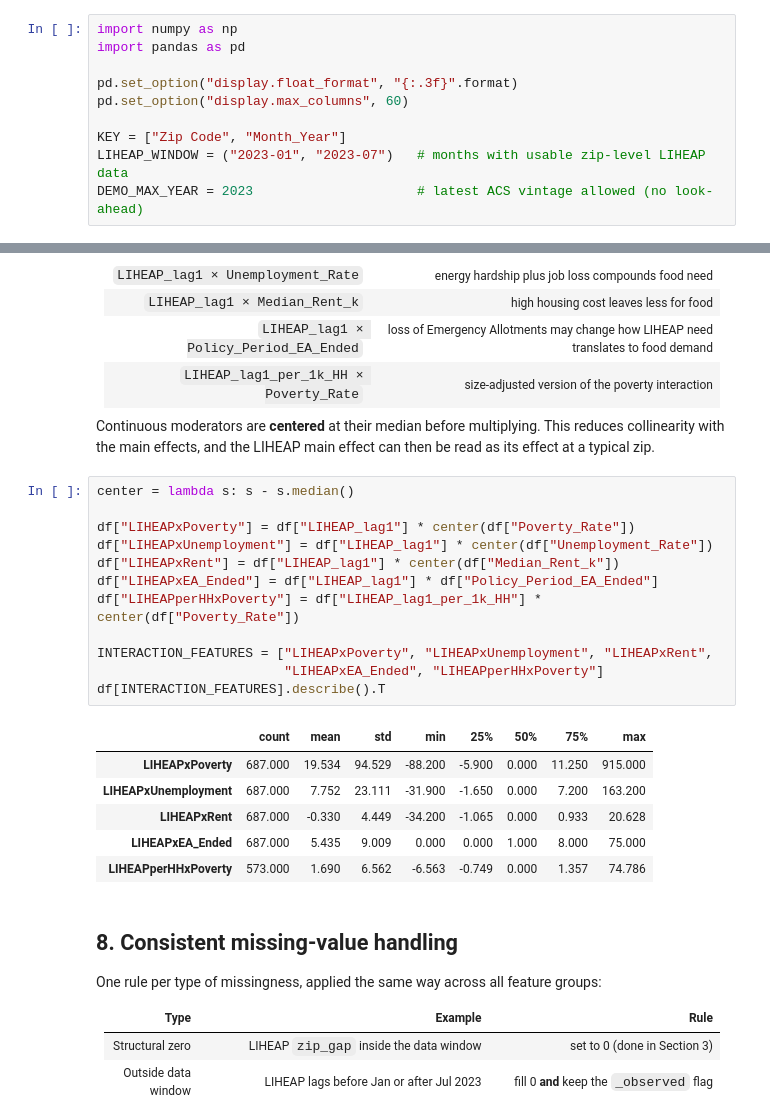
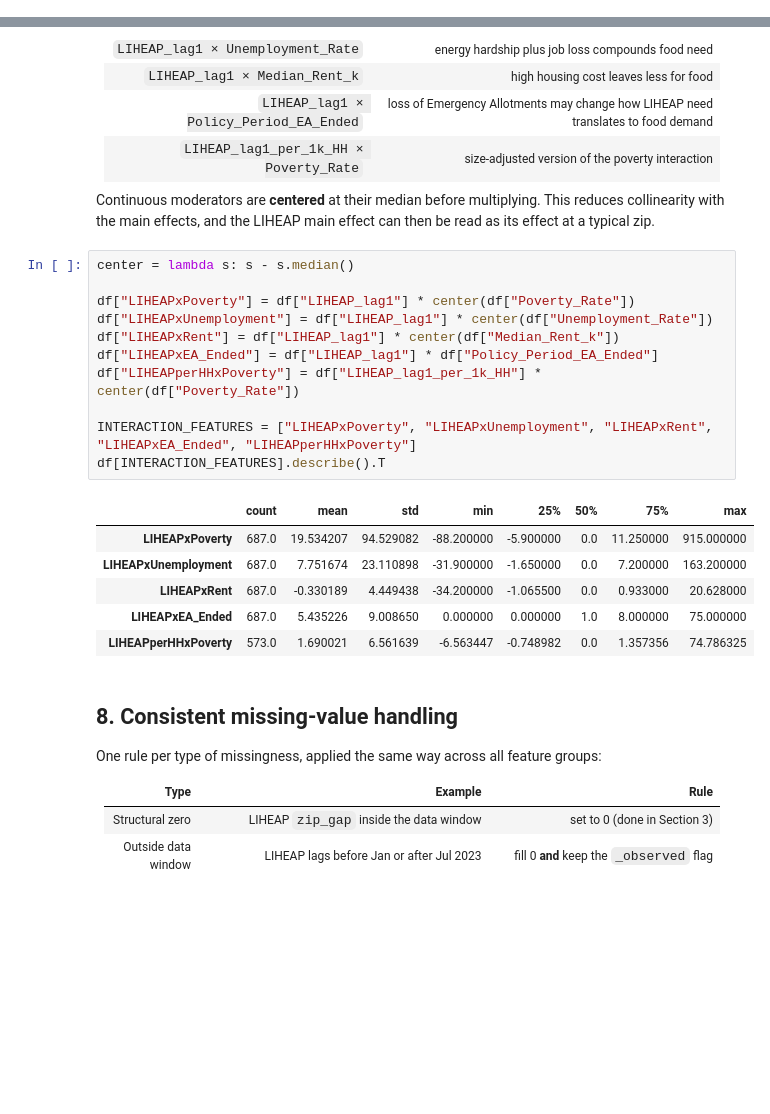
Before and after one commit to AHayslip23/LIHEAP_Project, a Jupyter notebook: Predictive_Modeling.ipynb, the cells around one changed output, grey strips where cells are left out. Saved outputs shown, nothing was run; the diff lists cells and outputs as text; blank space fills up the shorter version.

```diff
--- a/Predictive_Modeling.ipynb
+++ b/Predictive_Modeling.ipynb
@@ -18,13 +18,3 @@
 3. Temporal features (month, quarter, year-over-year change)
 4. Policy change binary indicators (Assignment 4)
 5. Interaction terms
-# %%
-import numpy as np
-import pandas as pd
-
-pd.set_option("display.float_format", "{:.3f}".format)
-pd.set_option("display.max_columns", 60)
-
-KEY = ["Zip Code", "Month_Year"]
-LIHEAP_WINDOW = ("2023-01", "2023-07")   # months with usable zip-level LIHEAP data
-DEMO_MAX_YEAR = 2023                     # latest ACS vintage allowed (no look-ahead)
@@ -281,22 +292,21 @@ Continuous moderators are **centered** at their median before multiplying. This
 # %%
 center = lambda s: s - s.median()
 
 df["LIHEAPxPoverty"] = df["LIHEAP_lag1"] * center(df["Poverty_Rate"])
 df["LIHEAPxUnemployment"] = df["LIHEAP_lag1"] * center(df["Unemployment_Rate"])
 df["LIHEAPxRent"] = df["LIHEAP_lag1"] * center(df["Median_Rent_k"])
 df["LIHEAPxEA_Ended"] = df["LIHEAP_lag1"] * df["Policy_Period_EA_Ended"]
 df["LIHEAPperHHxPoverty"] = df["LIHEAP_lag1_per_1k_HH"] * center(df["Poverty_Rate"])
 
-INTERACTION_FEATURES = ["LIHEAPxPoverty", "LIHEAPxUnemployment", "LIHEAPxRent",
-                        "LIHEAPxEA_Ended", "LIHEAPperHHxPoverty"]
+INTERACTION_FEATURES = ["LIHEAPxPoverty", "LIHEAPxUnemployment", "LIHEAPxRent", "LIHEAPxEA_Ended", "LIHEAPperHHxPoverty"]
 df[INTERACTION_FEATURES].describe().T
 # %% [output]
 |  | count | mean | std | min | 25% | 50% | 75% | max |
-| LIHEAPxPoverty | 687.000 | 19.534 | 94.529 | -88.200 | -5.900 | 0.000 | 11.250 | 915.000 |
-| LIHEAPxUnemployment | 687.000 | 7.752 | 23.111 | -31.900 | -1.650 | 0.000 | 7.200 | 163.200 |
-| LIHEAPxRent | 687.000 | -0.330 | 4.449 | -34.200 | -1.065 | 0.000 | 0.933 | 20.628 |
-| LIHEAPxEA_Ended | 687.000 | 5.435 | 9.009 | 0.000 | 0.000 | 1.000 | 8.000 | 75.000 |
-| LIHEAPperHHxPoverty | 573.000 | 1.690 | 6.562 | -6.563 | -0.749 | 0.000 | 1.357 | 74.786 |
+| LIHEAPxPoverty | 687.0 | 19.534207 | 94.529082 | -88.200000 | -5.900000 | 0.0 | 11.250000 | 915.000000 |
+| LIHEAPxUnemployment | 687.0 | 7.751674 | 23.110898 | -31.900000 | -1.650000 | 0.0 | 7.200000 | 163.200000 |
+| LIHEAPxRent | 687.0 | -0.330189 | 4.449438 | -34.200000 | -1.065500 | 0.0 | 0.933000 | 20.628000 |
+| LIHEAPxEA_Ended | 687.0 | 5.435226 | 9.008650 | 0.000000 | 0.000000 | 1.0 | 8.000000 | 75.000000 |
+| LIHEAPperHHxPoverty | 573.0 | 1.690021 | 6.561639 | -6.563447 | -0.748982 | 0.0 | 1.357356 | 74.786325 |
 # %% [markdown]
 ## 8. Consistent missing-value handling
 
```
Also changed, not shown: parts of 59 cells of this notebook.
